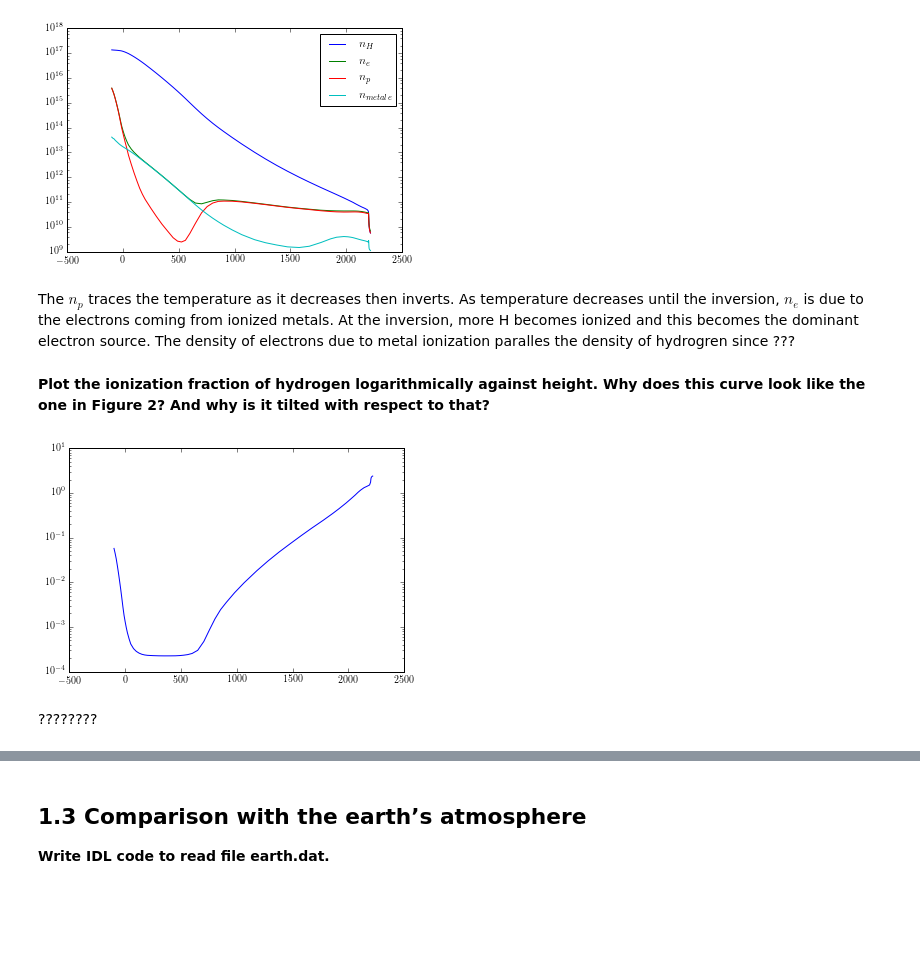
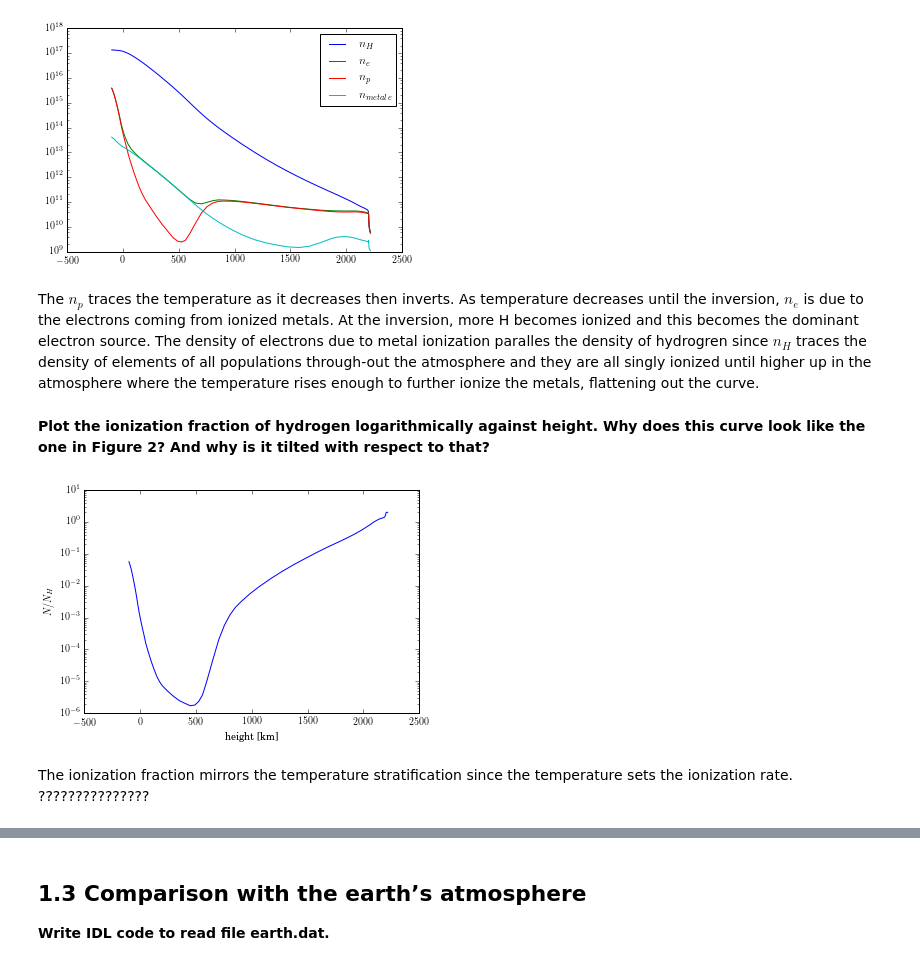
Before and after one commit to mattcwilde/Classes, a Jupyter notebook: ASTR521/HW4/LAB_B1.ipynb, the cells around one changed output, grey strips where cells are left out. Drawn from its saved outputs; the diff is of its cells as text; code cells hidden in the pictures; blank space fills up the shorter version.

```diff
--- a/ASTR521/HW4/LAB_B1.ipynb
+++ b/ASTR521/HW4/LAB_B1.ipynb
@@ -174,15 +200,17 @@ plt.show()
 # %% [output]
 [figure]
 # %% [markdown]
-The $n_p$ traces the temperature as it decreases then inverts. As temperature decreases until the inversion, $n_e$ is due to the electrons coming from ionized metals. At the inversion, more H becomes ionized and this becomes the dominant electron source. The density of electrons due to metal ionization paralles the density of hydrogren since ???
+The $n_p$ traces the temperature as it decreases then inverts. As temperature decreases until the inversion, $n_e$ is due to the electrons coming from ionized metals. At the inversion, more H becomes ionized and this becomes the dominant electron source. The density of electrons due to metal ionization paralles the density of hydrogren since $n_H$ traces the density of elements of all populations through-out the atmosphere and they are all singly ionized until higher up in the atmosphere where the temperature rises enough to further ionize the metals, flattening out the curve.
 # %% [markdown]
 **Plot the ionization fraction of hydrogen logarithmically against height. Why does this curve look like the one in Figure 2? And why is it tilted with respect to that?**
 # %%
-N = nprot + nel + n_metal
+N = nprot + nel - n_metal
 plt.semilogy(h, N/nhyd, label=r'$n_H$')
+plt.xlabel('height [km]')
+plt.ylabel('$N/N_H$')
 plt.show()
 # %% [output]
-[figure, old version]
+[figure, new version]
-# %% [markdown]
-????????
+# %% [markdown]
+The ionization fraction mirrors the temperature stratification since the temperature sets the ionization rate. ???????????????
 # %% [markdown]
```
Also changed, not shown: parts of 40 cells of this notebook, 13 other files.
